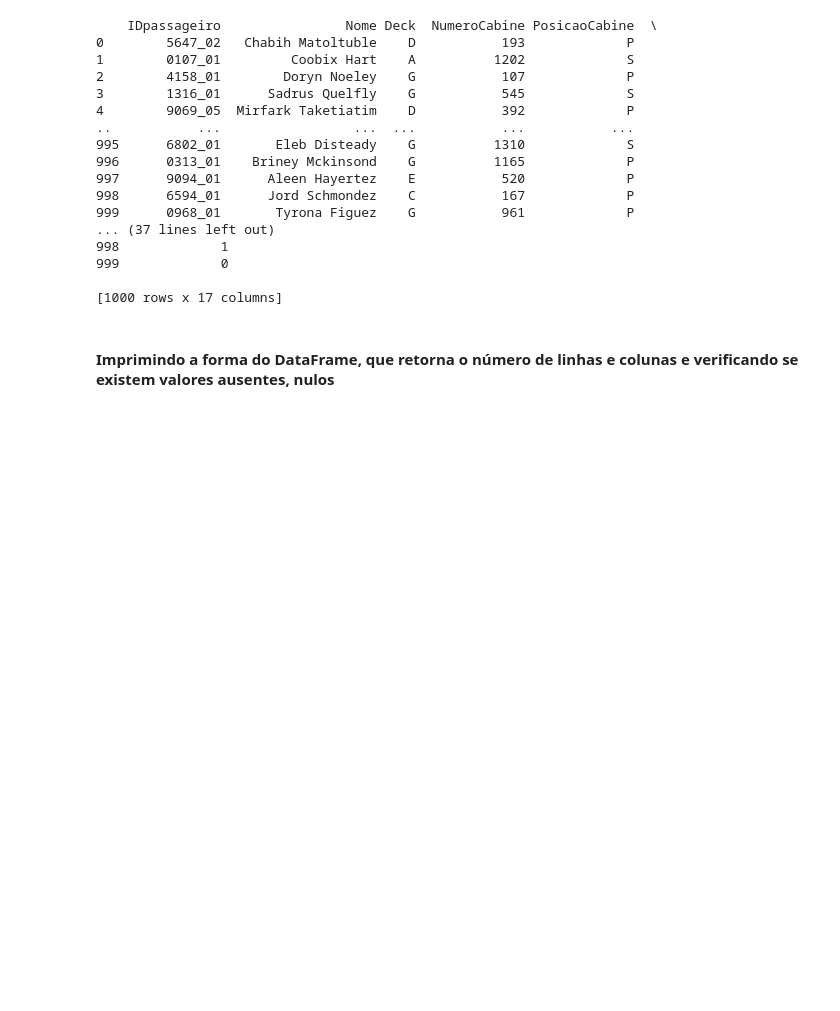
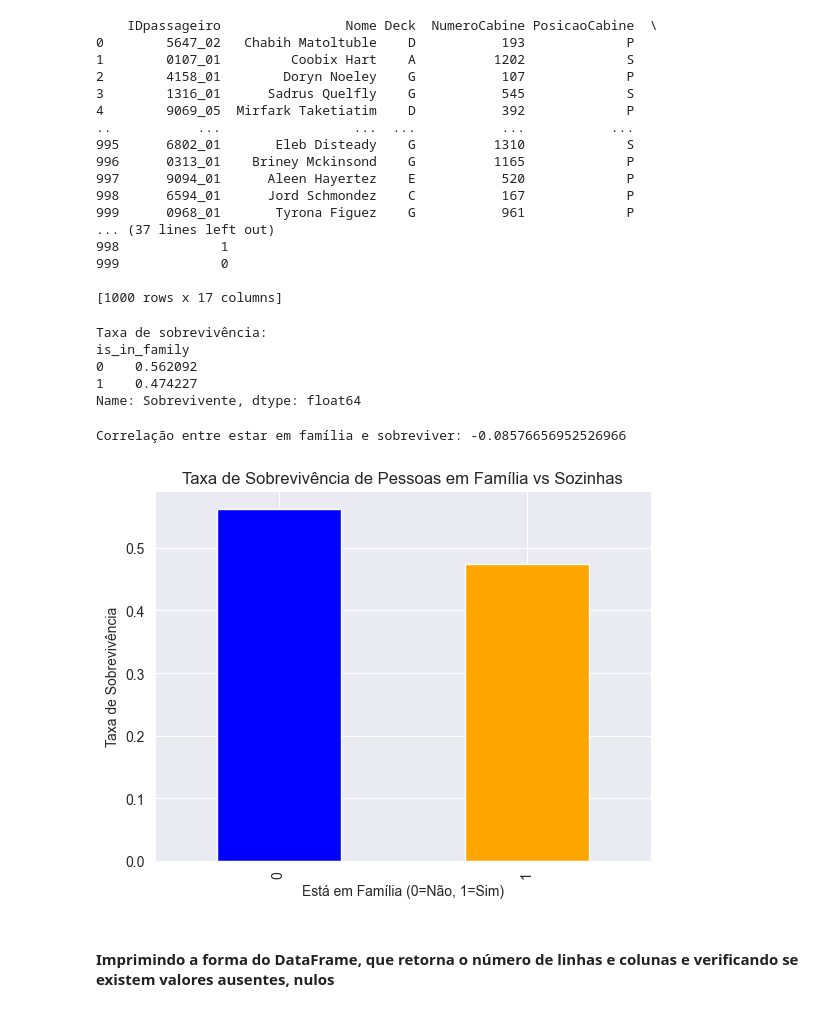
Before and after one commit to laiszig/machine_learning_sandbox, a Jupyter notebook: machine-learning/pucrs/ML-Project_2/naufragio-mediterraneo.ipynb, the cells around one changed output. Saved outputs shown, nothing was run; the diff lists cells and outputs as text; code cells hidden in the pictures; blank space fills up the shorter version.

```diff
--- a/machine-learning/pucrs/ML-Project_2/naufragio-mediterraneo.ipynb
+++ b/machine-learning/pucrs/ML-Project_2/naufragio-mediterraneo.ipynb
@@ -148,6 +148,32 @@ print(df)
 999             0
 
 [1000 rows x 17 columns]
+# %%
+survival_rate = df.groupby('is_in_family')['Sobrevivente'].mean()
+print("Taxa de sobrevivência:")
+print(survival_rate)
+# %% [output]
+Taxa de sobrevivência:
+is_in_family
+0    0.562092
+1    0.474227
+Name: Sobrevivente, dtype: float64
+# %%
+# Calcular a correlação entre is_in_family e Survived
+correlation = df[['is_in_family', 'Sobrevivente']].corr().iloc[0, 1]
+print("\nCorrelação entre estar em família e sobreviver:", correlation)
+
+# Visualizar a diferença nas taxas de sobrevivência
+import matplotlib.pyplot as plt
+
+survival_rate.plot(kind='bar', color=['blue', 'orange'], legend=False)
+plt.xlabel("Está em Família (0=Não, 1=Sim)")
+plt.ylabel("Taxa de Sobrevivência")
+plt.title("Taxa de Sobrevivência de Pessoas em Família vs Sozinhas")
+plt.show()
+# %% [output]
+Correlação entre estar em família e sobreviver: -0.08576656952526966
+[figure, added]
 # %% [markdown]
 #### Imprimindo a forma do DataFrame, que retorna o número de linhas e colunas e verificando se existem valores ausentes, nulos
 # %%
```
Also changed, not shown: parts of 5 cells of this notebook, 9 other files.
